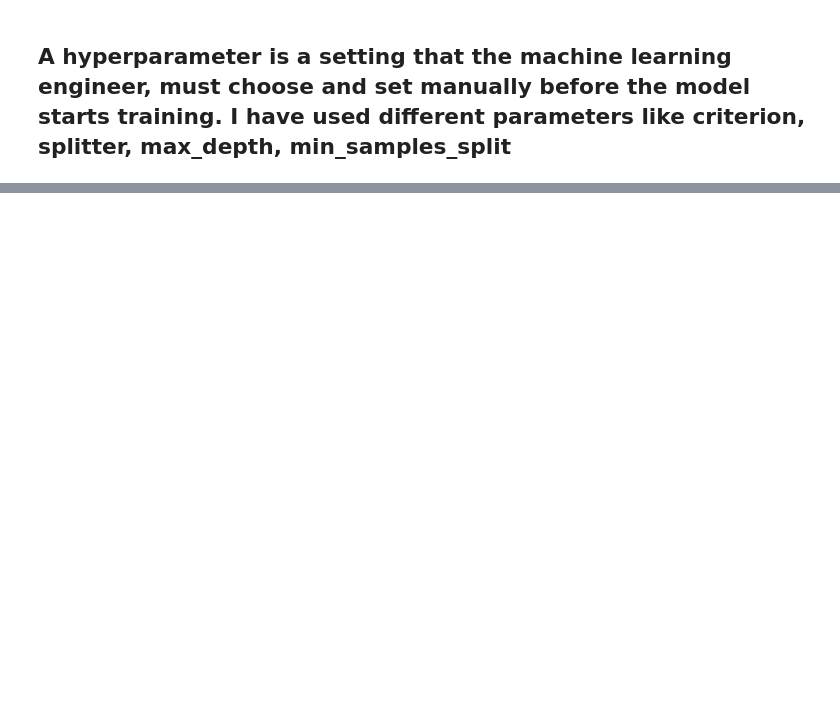
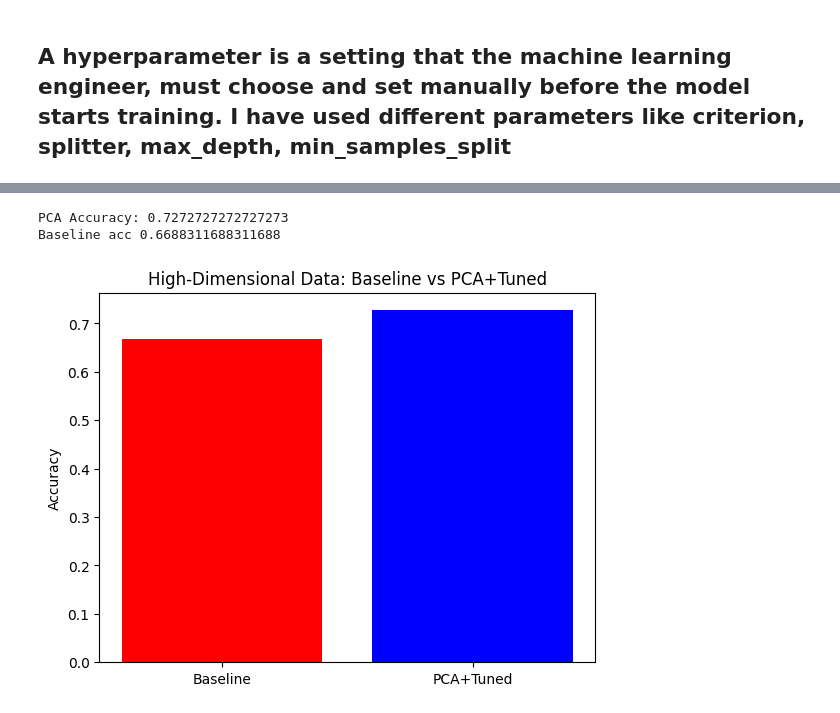
Before and after one commit to Priyanshu27083/ML_lab, a Jupyter notebook: ML_assignment_2.ipynb, the cells around one changed output, grey strips where cells are left out. Drawn from its saved outputs; the diff is of its cells as text; code cells hidden in the pictures; blank space fills up the shorter version.

```diff
--- a/ML_assignment_2.ipynb
+++ b/ML_assignment_2.ipynb
@@ -200,3 +170,78 @@ Baseline acc 0.7337662337662337
+# %%
+#Scalability and High-Dimensional data
+from sklearn.preprocessing import StandardScaler
+from sklearn.decomposition import PCA
+from sklearn.impute import SimpleImputer # Import SimpleImputer
+from sklearn.model_selection import GridSearchCV, train_test_split
+from sklearn.tree import DecisionTreeClassifier
+from sklearn.metrics import accuracy_score
+import matplotlib.pyplot as plt # Import matplotlib for plotting
+import numpy as np
+import pandas as pd
+
+# Load dataset (assuming 'data' is not loaded in this cell)
+columns = ['Pregnancies','Glucose','BloodPressure','SkinThickness','Insulin','BMI','DiabetesPedigree','Age','Outcome']
+data = pd.read_csv('/content/diabetes.csv')
+
+# Separate features (X) and target (y)
+X = data.drop('Outcome', axis=1)
+y = data['Outcome']
+
+# Handle missing values (Replace 0s with mean) - Assuming 0s are missing values
+cols_to_impute = ['Glucose', 'BloodPressure', 'SkinThickness', 'Insulin', 'BMI']
+X_impute = X.copy()
+X_impute[cols_to_impute] = X_impute[cols_to_impute].replace(0, np.nan)
+
+imputer = SimpleImputer(strategy='mean')
+X_imputed = imputer.fit_transform(X_impute)
+X_imputed = pd.DataFrame(X_imputed, columns=X.columns)
+
+# Standardize features
+scaler = StandardScaler()
+X_scaled = scaler.fit_transform(X_imputed)
+
+# PCA for dimensionality reduction
+pca = PCA(n_components=8)
+X_pca = pca.fit_transform(X_scaled) # Use the previously scaled data X_scaled
+
+# Split & tune
+X_train, X_test, y_train, y_test = train_test_split(X_pca, y, test_size=0.2, random_state=42)
+
+# Assuming 'grid' from previous cells is the GridSearchCV object
+# If not, you would need to define it here based on your desired hyperparameters
+# For example:
+param_grid = {
+    'max_depth': [3, 5, 7, None],
+    'min_samples_split': [2, 5, 10],
+    'min_samples_leaf': [1, 2, 4],
+    'criterion': ['gini', 'entropy'],
+    'splitter': ['best', 'random']
+}
+grid = GridSearchCV(DecisionTreeClassifier(random_state=42), param_grid, cv=5, scoring='accuracy', n_jobs=-1)
+
+grid.fit(X_train, y_train)
+best_dt_pca = grid.best_estimator_
+y_pred = best_dt_pca.predict(X_test)
+pca_acc = accuracy_score(y_test, y_pred)
+
+# Calculate baseline accuracy (assuming the first cell was the baseline)
+baseline_dt = DecisionTreeClassifier(random_state=42)
+baseline_dt.fit(X_train, y_train) # Fit on the same training data as the tuned model
+y_pred_baseline = baseline_dt.predict(X_test)
+baseline_acc = accuracy_score(y_test, y_pred_baseline)
+
+
+print("PCA Accuracy:", pca_acc)
+print("Baseline acc", baseline_acc)
+# Visual Comparison
+plt.bar(['Baseline','PCA+Tuned'], [baseline_acc, pca_acc], color=['red','blue'])
+plt.ylabel('Accuracy')
+plt.title('High-Dimensional Data: Baseline vs PCA+Tuned')
+plt.show()
+# %% [output]
+PCA Accuracy: 0.7272727272727273
+Baseline acc 0.6688311688311688
+[figure, added]
 # %%
 # Add noise
 X_noisy = X + np.random.normal(0,10,X.shape)
```
Also changed, not shown: parts of 6 cells of this notebook.
